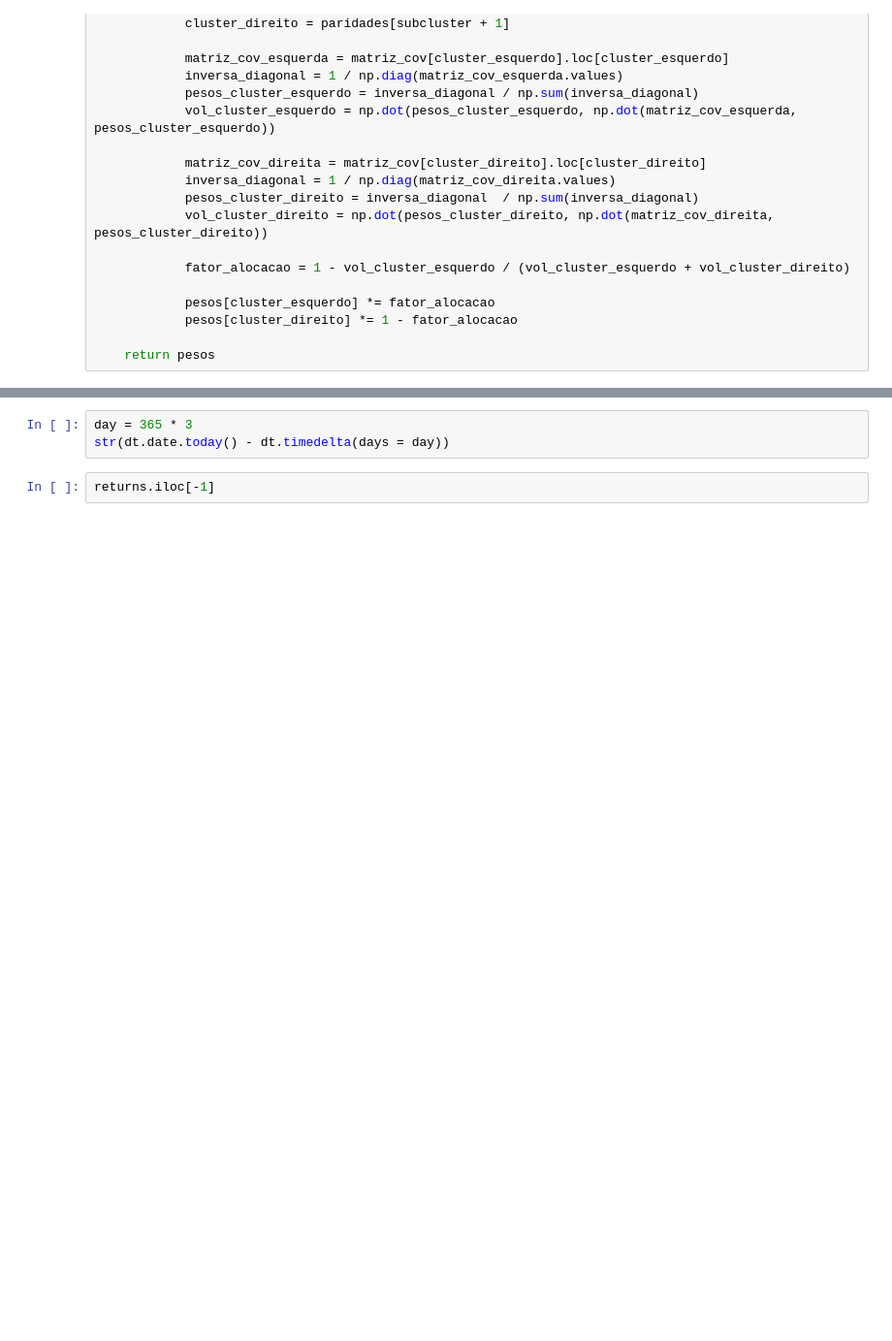
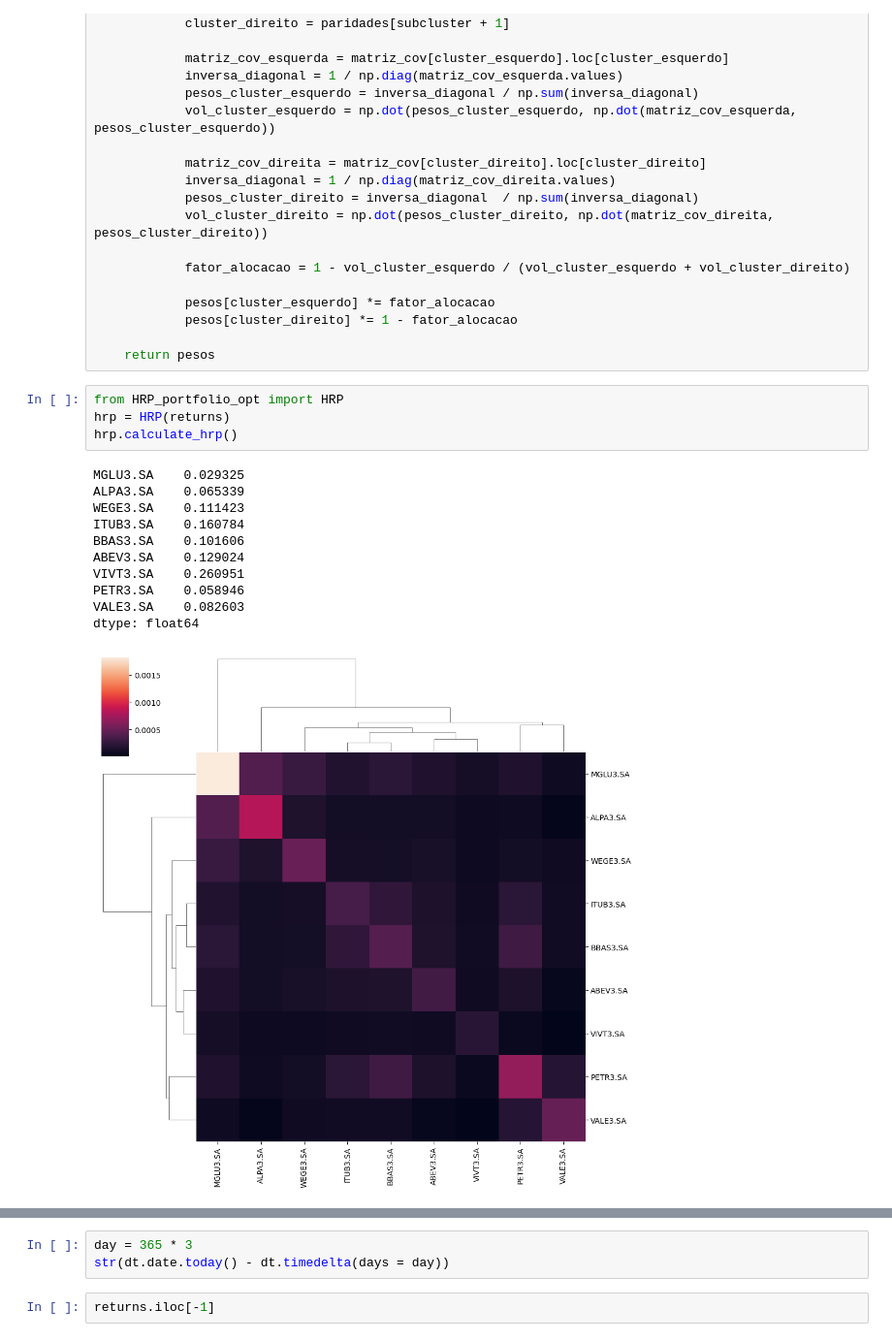
Before and after one commit to paulinhomagno/Otimizacao_portfolio, a Jupyter notebook: projeto1.ipynb, the cells around one changed output, grey strips where cells are left out. Shown at 97% size. Saved outputs shown, nothing was run; the diff lists cells and outputs as text; blank space fills up the shorter version.

Commit message:
add HRP, EF plot, Monte Carlo, CAPM func to notebook

```diff
--- a/projeto1.ipynb
+++ b/projeto1.ipynb
@@ -327,3 +371,19 @@ def calcula_pesos_hrp(matriz_cov, colunas_seriation):
             pesos[cluster_direito] *= 1 - fator_alocacao
 
     return pesos
+# %%
+from HRP_portfolio_opt import HRP
+hrp = HRP(returns)
+hrp.calculate_hrp()
+# %% [output]
+MGLU3.SA    0.029325
+ALPA3.SA    0.065339
+WEGE3.SA    0.111423
+ITUB3.SA    0.160784
+BBAS3.SA    0.101606
+ABEV3.SA    0.129024
+VIVT3.SA    0.260951
+PETR3.SA    0.058946
+VALE3.SA    0.082603
+dtype: float64
+[figure, added]
```
Also changed, not shown: parts of 67 cells of this notebook.
